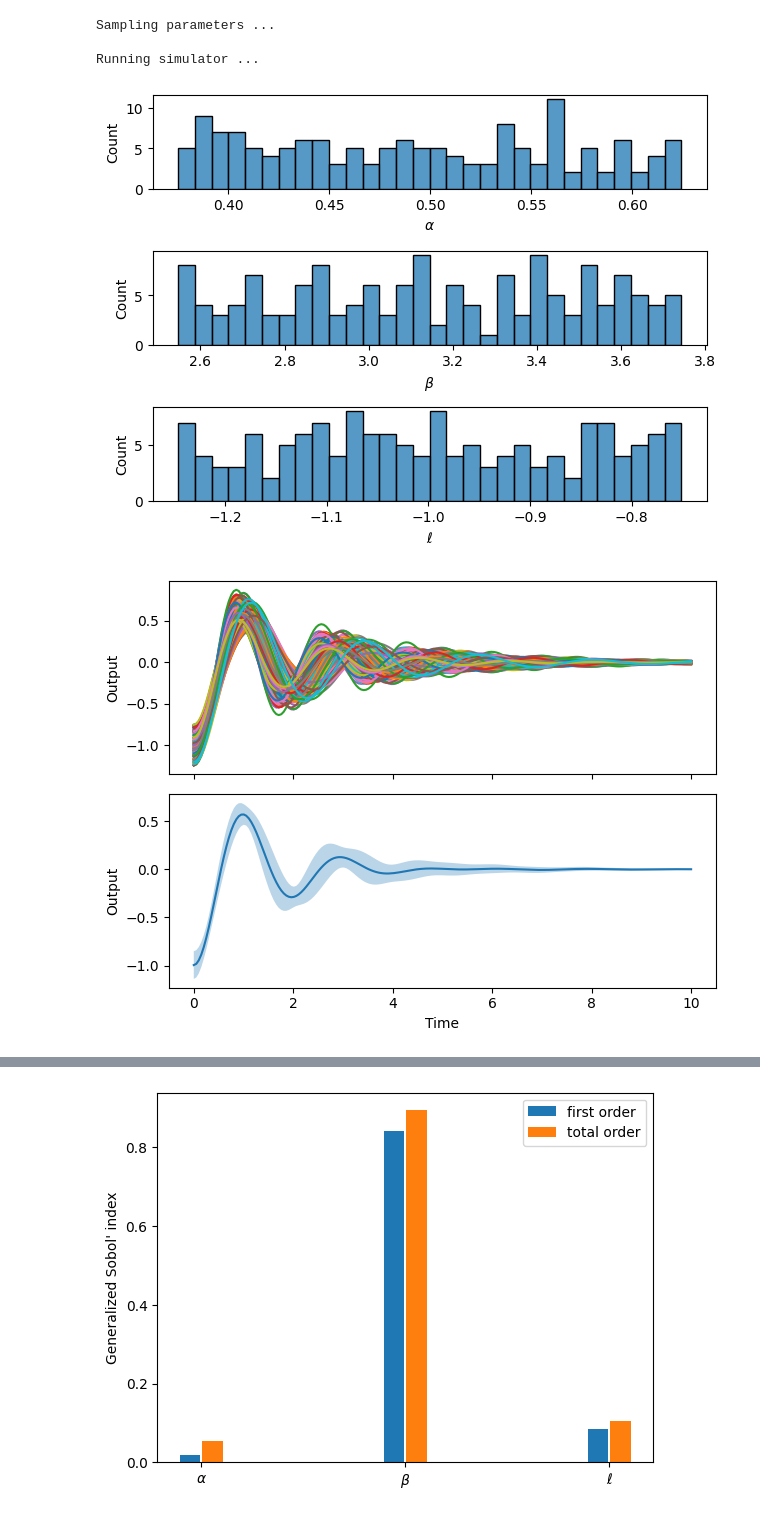
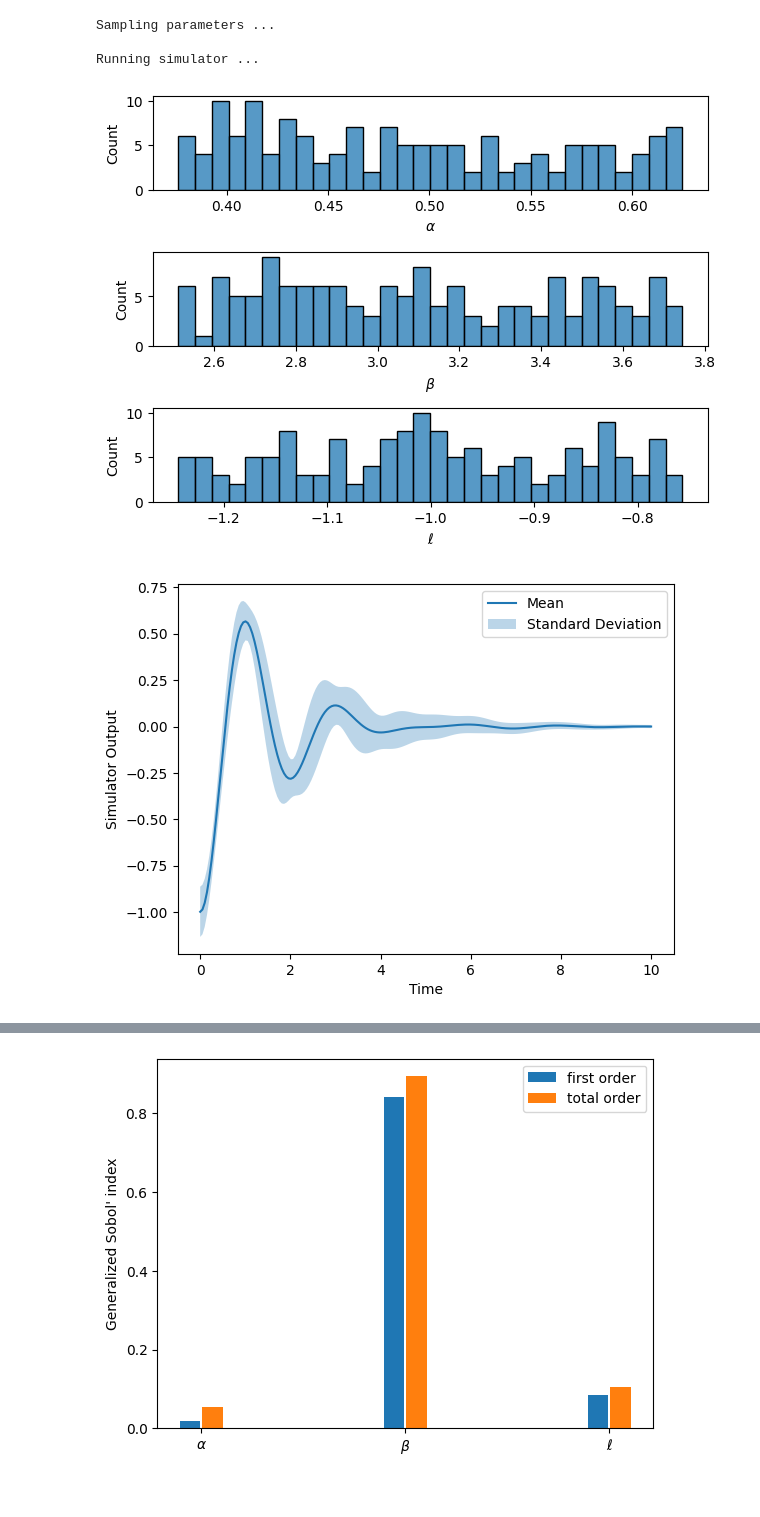
Before and after one commit to ezonta/TDGSA, a Jupyter notebook: examples/oscillator.ipynb, the cells around one changed output, grey strips where cells are left out. Saved outputs shown, nothing was run; the diff lists cells and outputs as text; code cells hidden in the pictures.

```diff
--- a/examples/oscillator.ipynb
+++ b/examples/oscillator.ipynb
@@ -64,12 +68,12 @@ Running simulator ...
 # %%
 ## Plot parameters
 fig, axes = plt.subplots(3,1)
 for i, ax in enumerate(axes):
-    sns.histplot(data=my_simulator.params[my_simulator.dist.param_names[i]], bins=30, ax=ax)
+    sns.histplot(data=my_tdsa.params[my_tdsa.param_names[i]], bins=30, ax=ax)
 plt.tight_layout()
 
 ## Plot output
-my_simulator.plot_output()
+my_tdsa.plot("simulator_output")
 # %% [output]
-[figure, old version]
+[figure, new version]
-[figure, old version]
+[figure, new version]
```
Also changed, not shown: parts of 5 cells of this notebook, 3 other files.
